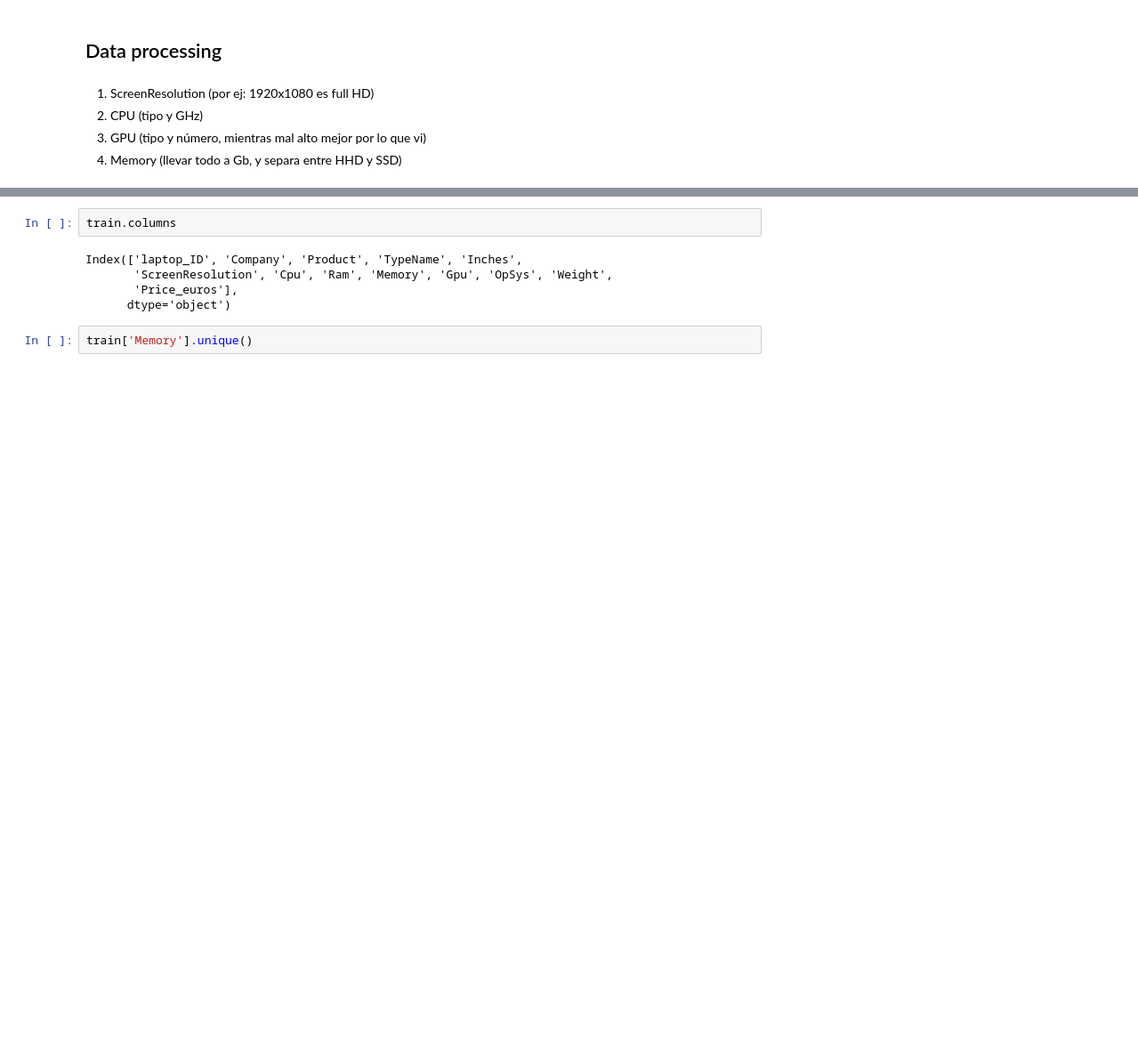
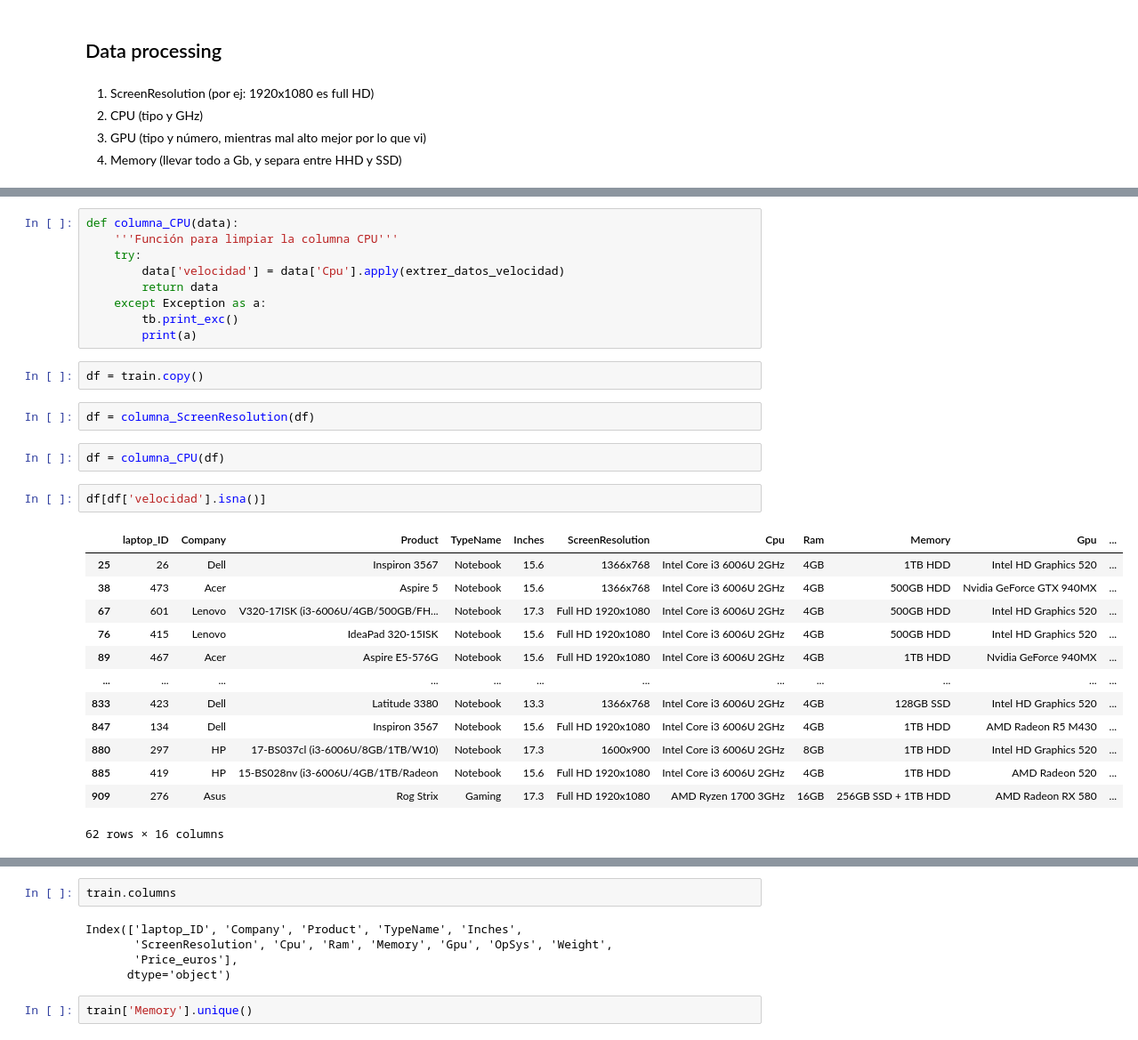
Before and after one commit to mariaortizz/DS_PT_09_2023, a Jupyter notebook: Machine_Learning/1-Supervisado/1-Regression/Kaggle1/Kaggle_Ayuda_j.ipynb, the cells around one changed output, grey strips where cells are left out. Shown at 89% size. Cells and saved outputs as stored; diff of their text form; blank space fills up the shorter version.

```diff
--- a/Machine_Learning/1-Supervisado/1-Regression/Kaggle1/Kaggle_Ayuda_j.ipynb
+++ b/Machine_Learning/1-Supervisado/1-Regression/Kaggle1/Kaggle_Ayuda_j.ipynb
@@ -71,0 +167,31 @@ train.select_dtypes(include='number').corr()
+# %%
+def columna_CPU(data):
+    '''Función para limpiar la columna CPU'''
+    try:
+        data['velocidad'] = data['Cpu'].apply(extrer_datos_velocidad)
+        return data
+    except Exception as a:
+        tb.print_exc()
+        print(a)
+# %%
+df = train.copy()
+# %%
+df = columna_ScreenResolution(df)
+# %%
+df = columna_CPU(df)
+# %%
+df[df['velocidad'].isna()]
+# %% [output]
+|  | laptop_ID | Company | Product | TypeName | Inches | ScreenResolution | Cpu | Ram | Memory | Gpu | ... |
+| 25 | 26 | Dell | Inspiron 3567 | Notebook | 15.6 | 1366x768 | Intel Core i3 6006U 2GHz | 4GB | 1TB HDD | Intel HD Graphics 520 | ... |
+| 38 | 473 | Acer | Aspire 5 | Notebook | 15.6 | 1366x768 | Intel Core i3 6006U 2GHz | 4GB | 500GB HDD | Nvidia GeForce GTX 940MX | ... |
+| 67 | 601 | Lenovo | V320-17ISK (i3-6006U/4GB/500GB/FH... | Notebook | 17.3 | Full HD 1920x1080 | Intel Core i3 6006U 2GHz | 4GB | 500GB HDD | Intel HD Graphics 520 | ... |
+| 76 | 415 | Lenovo | IdeaPad 320-15ISK | Notebook | 15.6 | Full HD 1920x1080 | Intel Core i3 6006U 2GHz | 4GB | 500GB HDD | Intel HD Graphics 520 | ... |
+| 89 | 467 | Acer | Aspire E5-576G | Notebook | 15.6 | Full HD 1920x1080 | Intel Core i3 6006U 2GHz | 4GB | 1TB HDD | Nvidia GeForce 940MX | ... |
+| ... | ... | ... | ... | ... | ... | ... | ... | ... | ... | ... | ... |
+| 833 | 423 | Dell | Latitude 3380 | Notebook | 13.3 | 1366x768 | Intel Core i3 6006U 2GHz | 4GB | 128GB SSD | Intel HD Graphics 520 | ... |
+| 847 | 134 | Dell | Inspiron 3567 | Notebook | 15.6 | Full HD 1920x1080 | Intel Core i3 6006U 2GHz | 4GB | 1TB HDD | AMD Radeon R5 M430 | ... |
+| 880 | 297 | HP | 17-BS037cl (i3-6006U/8GB/1TB/W10) | Notebook | 17.3 | 1600x900 | Intel Core i3 6006U 2GHz | 8GB | 1TB HDD | Intel HD Graphics 520 | ... |
+| 885 | 419 | HP | 15-BS028nv (i3-6006U/4GB/1TB/Radeon | Notebook | 15.6 | Full HD 1920x1080 | Intel Core i3 6006U 2GHz | 4GB | 1TB HDD | AMD Radeon 520 | ... |
+| 909 | 276 | Asus | Rog Strix | Gaming | 17.3 | Full HD 1920x1080 | AMD Ryzen 1700 3GHz | 16GB | 256GB SSD + 1TB HDD | AMD Radeon RX 580 | ... |
+62 rows × 16 columns
```
Also changed, not shown: parts of 11 cells of this notebook.
